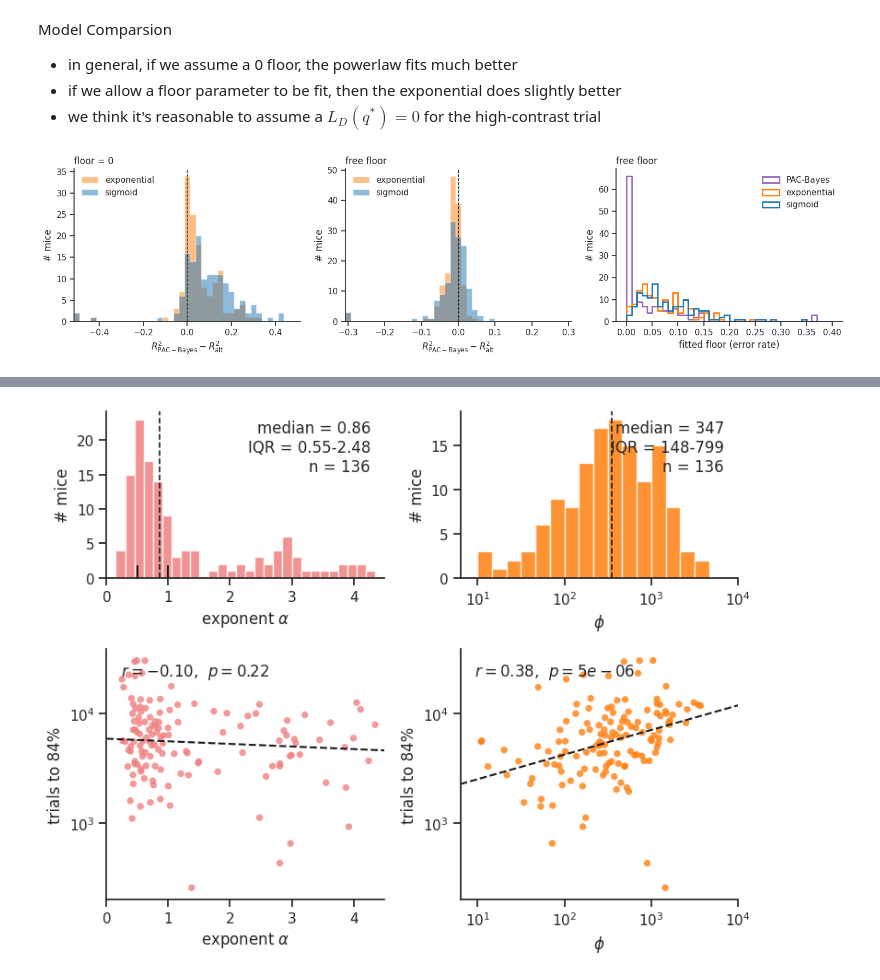
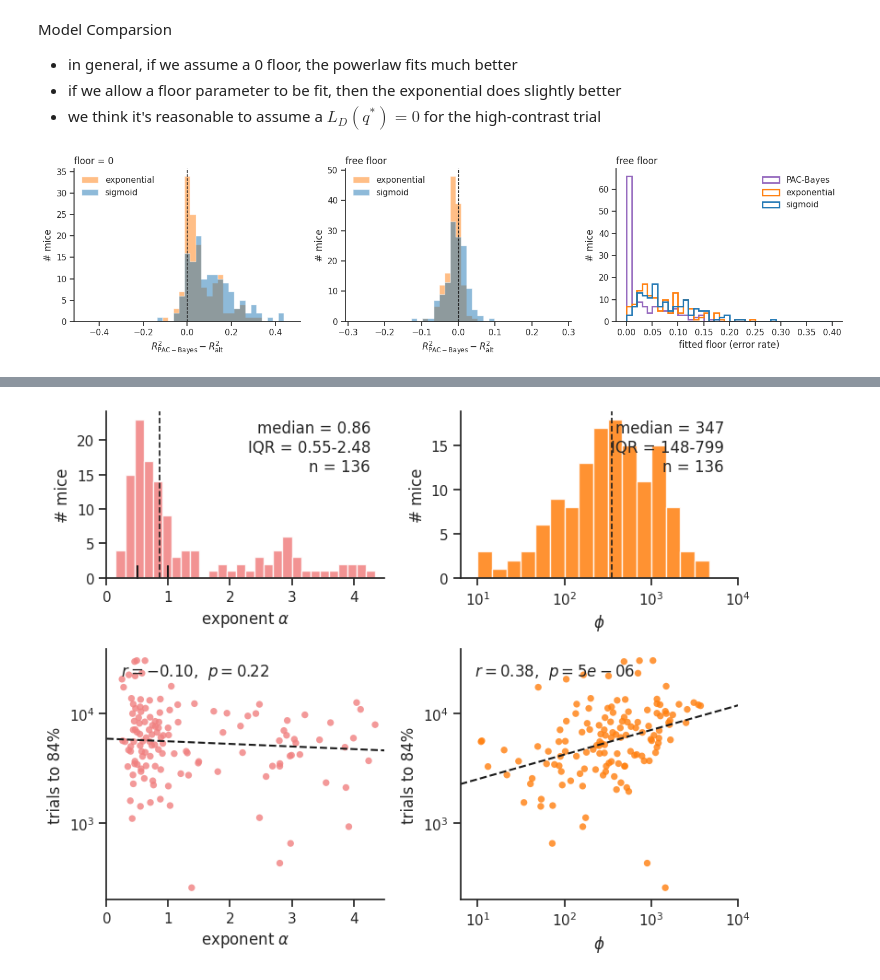
Before and after one commit to lingqiz/inductive-bias, a Jupyter notebook: analysis/ibl_learning.ipynb, the cells around one changed output, grey strips where cells are left out. Cells and saved outputs as stored; diff of their text form; code cells hidden in the pictures.

```diff
--- a/analysis/ibl_learning.ipynb
+++ b/analysis/ibl_learning.ipynb
@@ -128,15 +165,15 @@ def fit_r2(name, m, y, free_floor):
 
 r2_cmp = {fl: {k: [] for k in MODELS} for fl in ('floor = 0', 'free floor')}
 floors = {k: [] for k in MODELS}                # fitted floor, free-floor fits
-for lab in labs:
-    for arr in all_data[lab].values():
-        m, y = np.cumsum(arr[:, 1]), 1 - arr[:, 3]
-        for fl in r2_cmp:
-            for k in MODELS:
-                r2_k, f_k = fit_r2(k, m, y, fl == 'free floor')
-                r2_cmp[fl][k].append(r2_k)
-                if fl == 'free floor':
-                    floors[k].append(f_k)
+for lab, sid in mice:                            # the 136 mice kept in the individual-fit cell
+    arr = all_data[lab][sid]
+    m, y = np.cumsum(arr[:, 1]), 1 - arr[:, 3]
+    for fl in r2_cmp:
+        for k in MODELS:
+            r2_k, f_k = fit_r2(k, m, y, fl == 'free floor')
+            r2_cmp[fl][k].append(r2_k)
+            if fl == 'free floor':
+                floors[k].append(f_k)
 r2_cmp = {fl: {k: np.array(v) for k, v in d.items()} for fl, d in r2_cmp.items()}
 floors = {k: np.array(v) for k, v in floors.items()}
 
@@ -146,31 +183,31 @@ N_BINS = 41                                     # odd, so the middle bin is cent
 
 fig, axs = plt.subplots(1, 3, figsize=(15, 4))
 
 # left / middle: paired R^2 difference, PAC-Bayes minus each alternative (> 0: PAC-Bayes fits better)
 for ax, (fl, d) in zip(axs[:2], r2_cmp.items()):
     lim = D_LIM[fl]
     w = 2 * lim / (N_BINS - 1)
     edges = np.linspace(-lim - w / 2, lim + w / 2, N_BINS + 1)
     for k in ('exponential', 'sigmoid'):
         diff = d['PAC-Bayes'] - d[k]
         ax.hist(np.clip(diff[np.isfinite(diff)], -lim, lim), bins=edges,
                 histtype='stepfilled', alpha=0.5, color=C_MODEL[k], label=k)
     ax.axvline(0, color='k', ls='--', lw=1)
     ax.set_xlim(edges[0], edges[-1])
     ax.set_xlabel(r'$R^2_{\mathrm{PAC-Bayes}} - R^2_{\mathrm{alt}}$'); ax.set_ylabel('# mice')
     ax.set_title(fl, loc='left')
     ax.legend(frameon=False, loc='upper left')
 
 # right: fitted floor per model (free-floor fits)
 ax = axs[2]
 for k, v in floors.items():
     ax.hist(v[np.isfinite(v)], bins=np.linspace(0, FLOOR_MAX, 41), histtype='step', lw=2,
             color=C_MODEL[k], label=k)
 ax.set_xlabel('fitted floor (error rate)'); ax.set_ylabel('# mice')
 ax.set_title('free floor', loc='left')
 ax.legend(frameon=False, loc='upper right')
 
 plt.savefig('./model_compare.pdf', bbox_inches='tight', dpi=300)
 plt.tight_layout(); plt.show()
 # %% [output]
-[figure, old version]
+[figure, new version]
```
Also changed, not shown: parts of 26 cells of this notebook, 1 other file.
